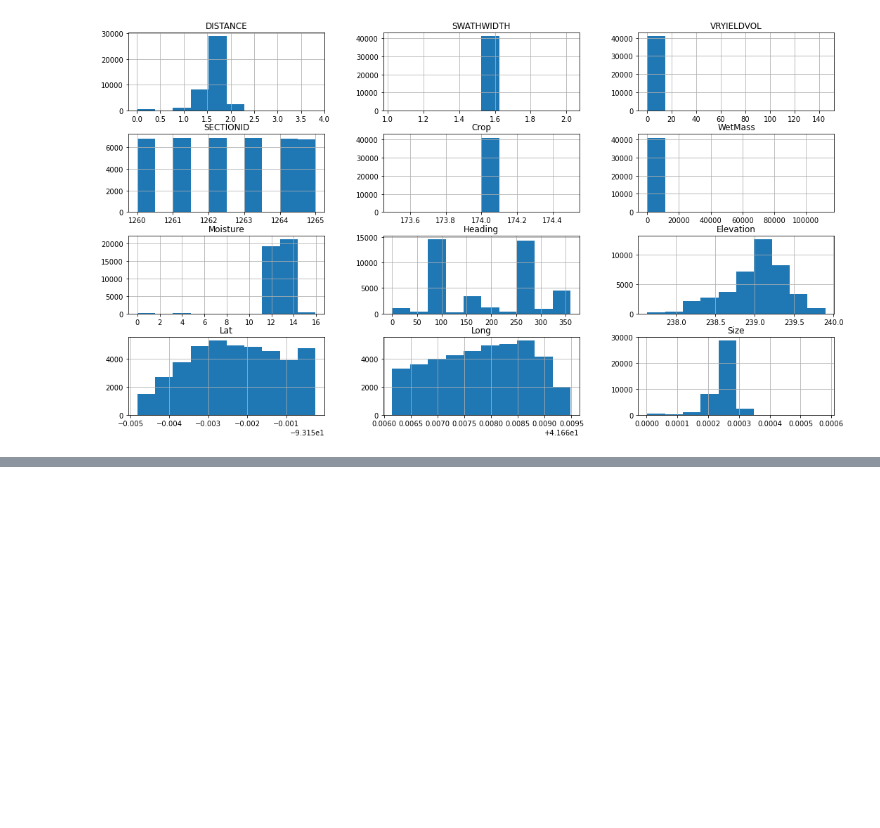
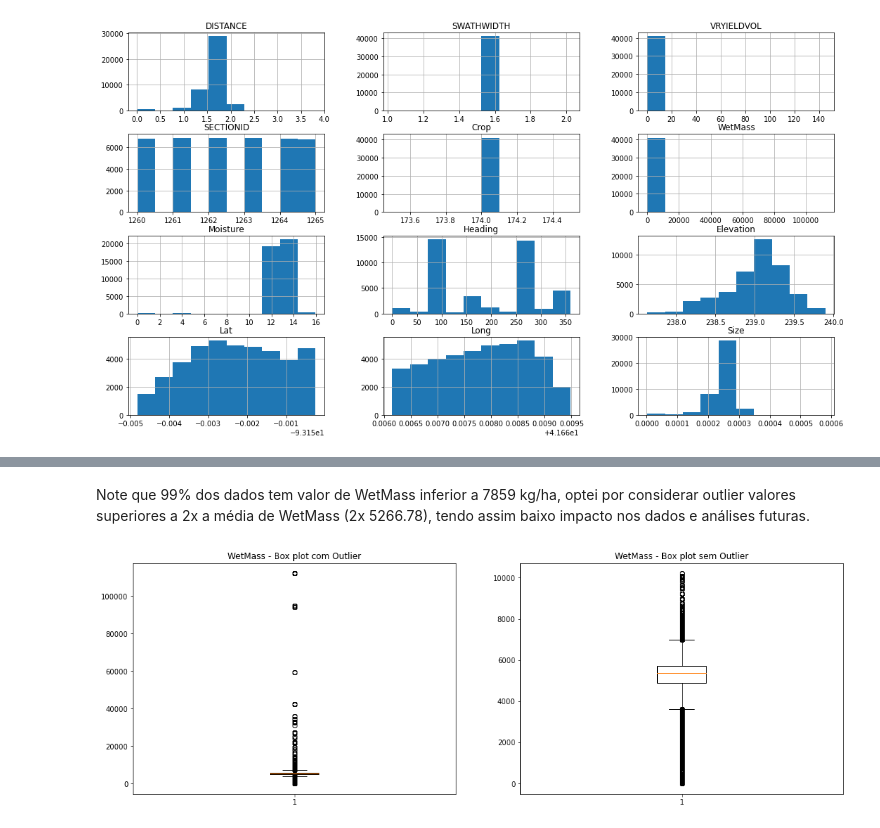
Before and after one commit to agomes94/tec_embarcada_harvest_shp, a Jupyter notebook: tec_embarcada_harvest_shp.ipynb, the cells around one changed output, grey strips where cells are left out. Saved outputs shown, nothing was run; the diff lists cells and outputs as text; code cells hidden in the pictures; blank space fills up the shorter version.

```diff
--- a/tec_embarcada_harvest_shp.ipynb
+++ b/tec_embarcada_harvest_shp.ipynb
@@ -131,0 +171,2 @@ ax.scatter(px, py, color = 'b', marker = '.', s = 5)
+# %% [markdown]
+Note que 99% dos dados tem valor de WetMass inferior a 7859 kg/ha, optei por considerar outlier valores superiores a 2x a média de WetMass (2x 5266.78), tendo assim baixo impacto nos dados e análises futuras.
@@ -131,0 +176,12 @@ ax.scatter(px, py, color = 'b', marker = '.', s = 5)
+# %%
+#Box plot
+fig, axs = plt.subplots(nrows=1, ncols=2, figsize=(18, 6))
+axs[0].boxplot(sf_df['WetMass'])
+axs[0].set_title('WetMass - Box plot com Outlier')
+
+axs[1].boxplot(sf_df_loc['WetMass'])
+axs[1].set_title('WetMass - Box plot sem Outlier')
+
+plt.show()
+# %% [output]
+[figure, added]
```
Also changed, not shown: parts of 19 cells of this notebook.
